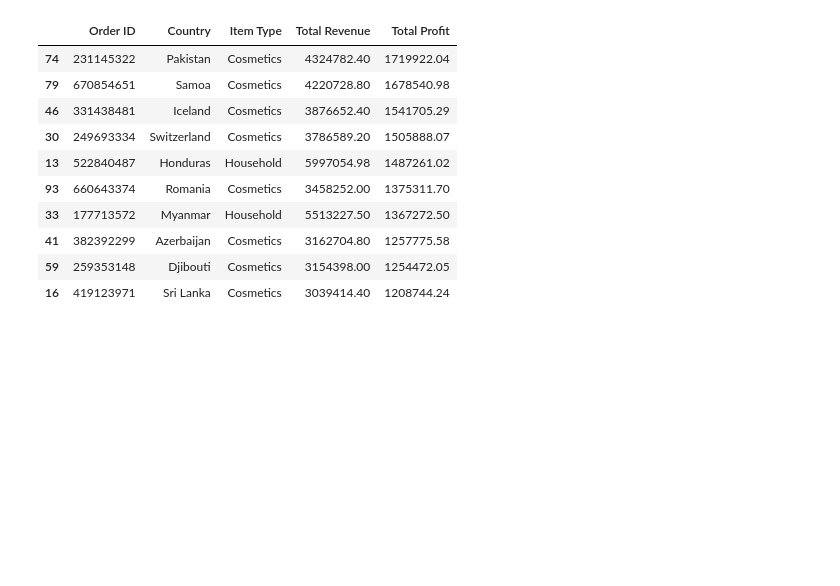
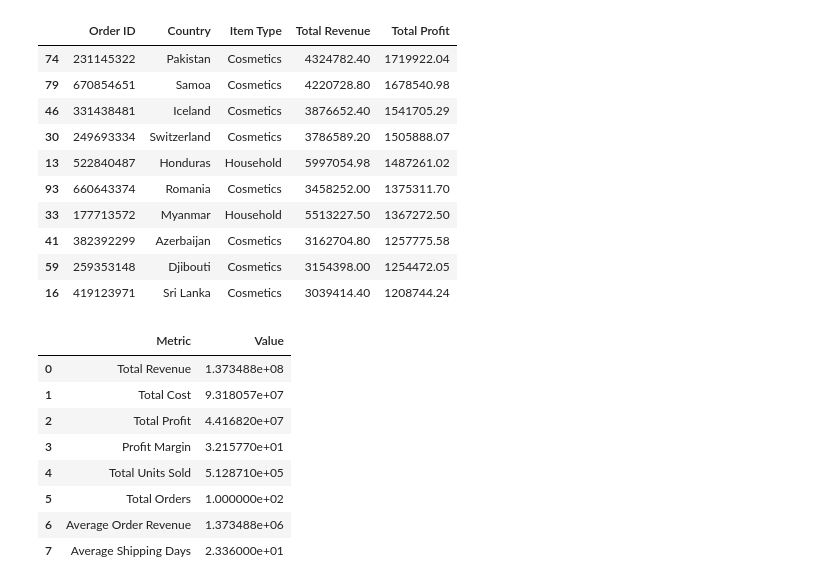
Before and after one commit to Ebin21/Amazon-Sales-Data-Analysis-using-python, a Jupyter notebook: Amazon-Sales.ipynb, the cells around one changed output. Cells and saved outputs as stored; diff of their text form; code cells hidden in the pictures; blank space fills up the shorter version.

```diff
--- a/Amazon-Sales.ipynb
+++ b/Amazon-Sales.ipynb
@@ -848,3 +848,39 @@ top_orders
 | 41 | 382392299 | Azerbaijan | Cosmetics | 3162704.80 | 1257775.58 |
 | 59 | 259353148 | Djibouti | Cosmetics | 3154398.00 | 1254472.05 |
 | 16 | 419123971 | Sri Lanka | Cosmetics | 3039414.40 | 1208744.24 |
+# %%
+kpi = pd.DataFrame({
+    'Metric': [
+        'Total Revenue',
+        'Total Cost',
+        'Total Profit',
+        'Profit Margin',
+        'Total Units Sold',
+        'Total Orders',
+        'Average Order Revenue',
+        'Average Shipping Days'
+    ],
+
+    'Value': [
+        df['Total Revenue'].sum(),
+        df['Total Cost'].sum(),
+        df['Total Profit'].sum(),
+        df['Total Profit'].sum() / df['Total Revenue'].sum() * 100,
+        df['Units Sold'].sum(),
+        df['Order ID'].nunique(),
+        df['Total Revenue'].mean(),
+        df['Shipping Days'].mean()
+    ]
+})
+
+kpi
+# %% [output]
+|  | Metric | Value |
+| 0 | Total Revenue | 1.373488e+08 |
+| 1 | Total Cost | 9.318057e+07 |
+| 2 | Total Profit | 4.416820e+07 |
+| 3 | Profit Margin | 3.215770e+01 |
+| 4 | Total Units Sold | 5.128710e+05 |
+| 5 | Total Orders | 1.000000e+02 |
+| 6 | Average Order Revenue | 1.373488e+06 |
+| 7 | Average Shipping Days | 2.336000e+01 |
```
